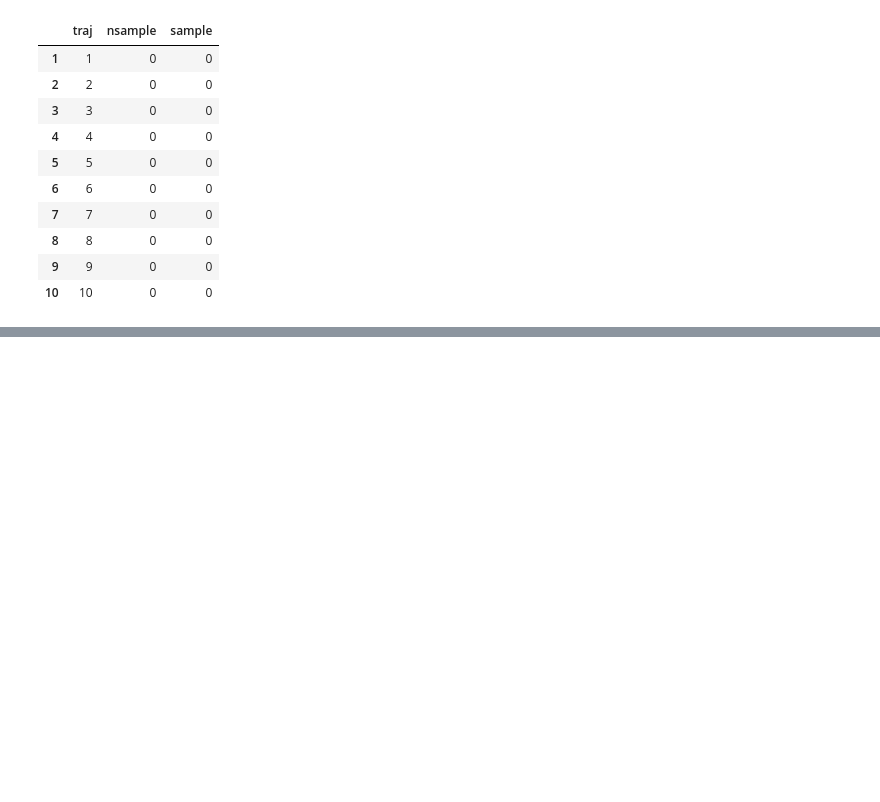
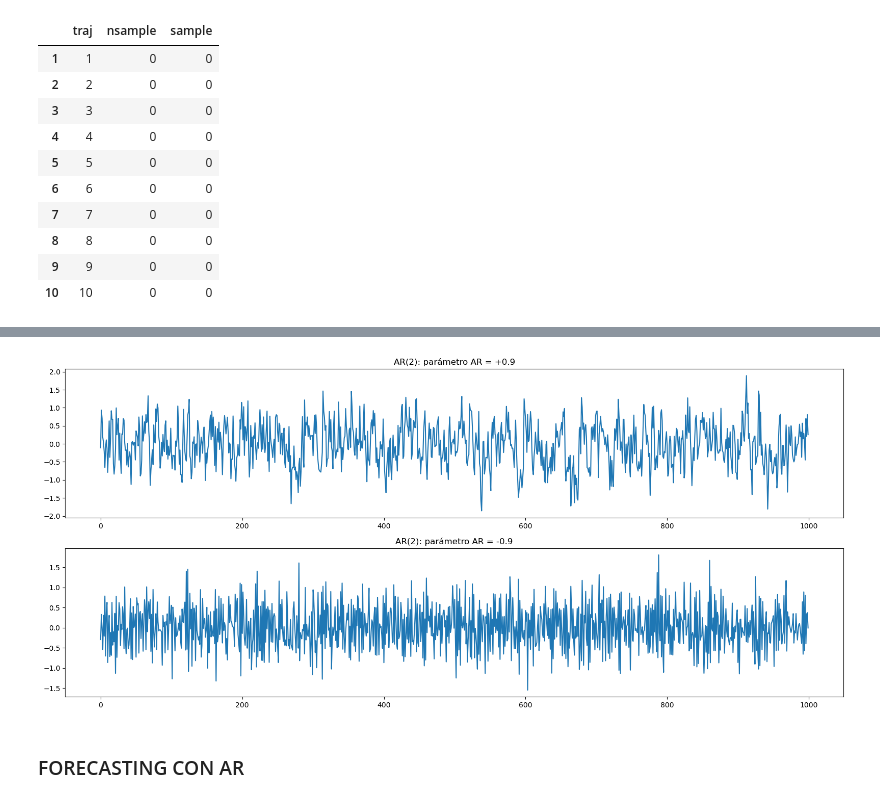
Before and after one commit to AI-YAZMIN-VILLEGAS/EBAC, a Jupyter notebook: Clases/Introducción a las series de tiempo II/Introduccion a las series de tiempo I.ipynb, the cells around one changed output, grey strips where cells are left out. Saved outputs shown, nothing was run; the diff lists cells and outputs as text; code cells hidden in the pictures; blank space fills up the shorter version.

```diff
--- a/Clases/Introducción a las series de tiempo II/Introduccion a las series de tiempo I.ipynb
+++ b/Clases/Introducción a las series de tiempo II/Introduccion a las series de tiempo I.ipynb
@@ -737,0 +267,38 @@ y_comparison.tail(100)
+# %%
+import numpy as np
+import matplotlib.pyplot as plt
+from matplotlib import rcParams
+from statsmodels.tsa.arima_process import ArmaProcess
+
+rcParams['figure.figsize'] = (16, 14)
+
+# Primer subplot
+plt.subplot(4, 1, 3)
+
+ar3 = np.array([2, -0.9])   # AR(1) con phi = 0.9
+ma3 = np.array([1])
+
+AR3 = ArmaProcess(ar3, ma3)
+sim3 = AR3.generate_sample(nsample=1000)
+
+plt.title('AR(2): parámetro AR = +0.9')
+plt.plot(sim3)
+
+# Segundo subplot
+plt.subplot(4, 1, 4)
+
+ar4 = np.array([2, 0.9])    # AR(1) con phi = -0.9
+ma4 = np.array([1])
+
+AR4 = ArmaProcess(ar4, ma4)
+sim4 = AR4.generate_sample(nsample=1000)
+
+plt.title('AR(2): parámetro AR = -0.9')
+plt.plot(sim4)
+
+plt.tight_layout()
+plt.show()
+# %% [output]
+[figure, added]
+# %% [markdown]
+### FORECASTING CON AR
```
Also changed, not shown: parts of 93 cells of this notebook.
